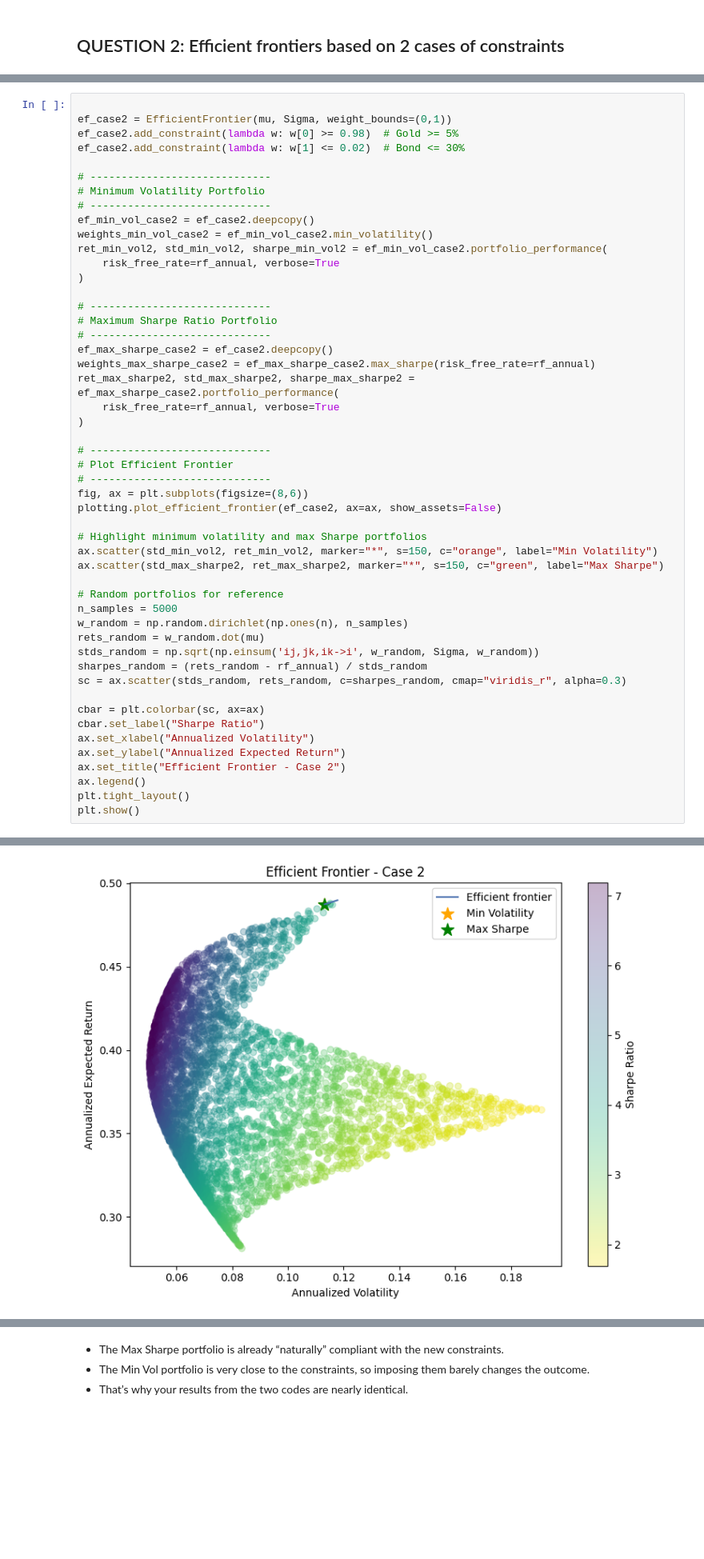
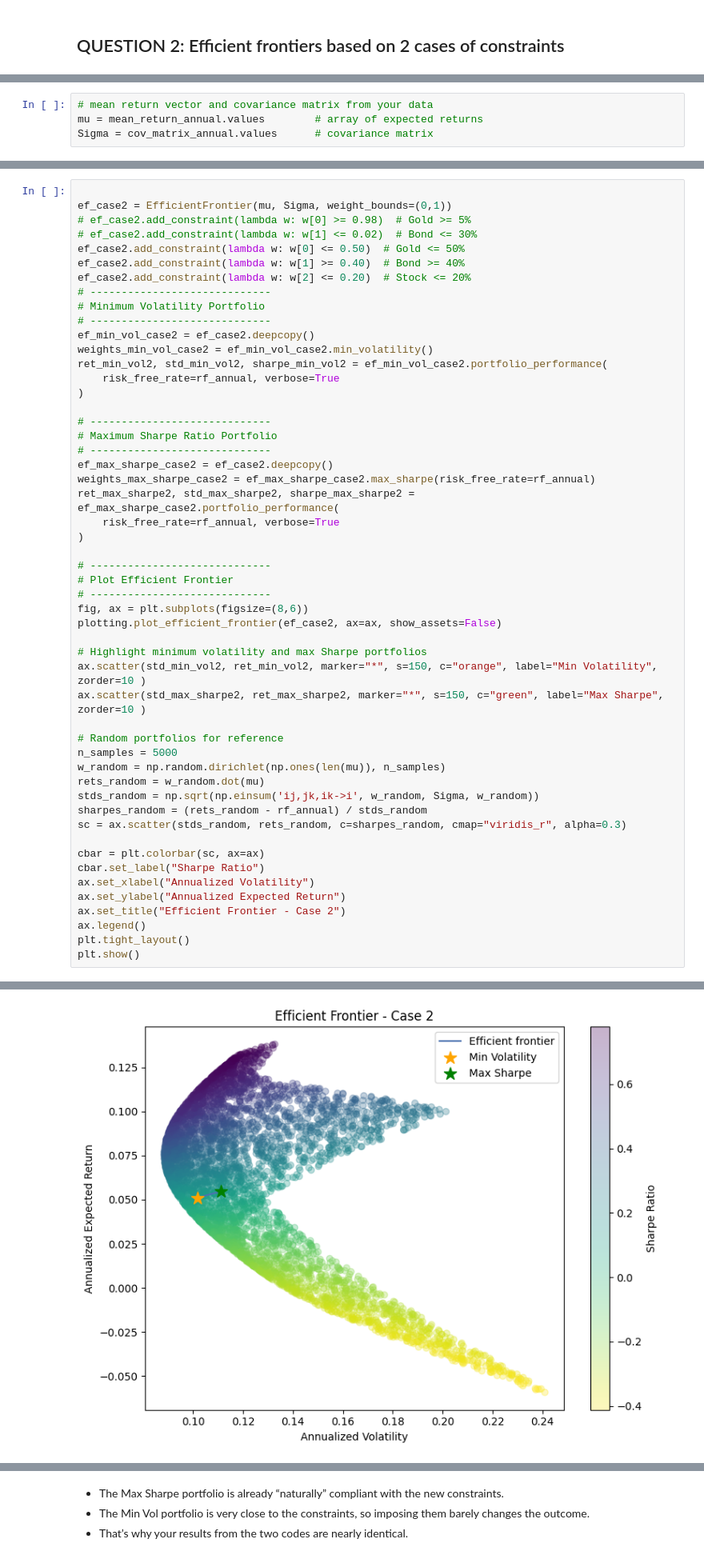
Before and after one commit to nanaaaiya/quanfin_final, a Jupyter notebook: finalfinal.ipynb, the cells around one changed output, grey strips where cells are left out. Shown at 80% size. Saved outputs shown, nothing was run; the diff lists cells and outputs as text; blank space fills up the shorter version.

```diff
--- a/finalfinal.ipynb
+++ b/finalfinal.ipynb
@@ -370,3 +350,7 @@ Sharpe Ratio: 7.18
+# %%
+# mean return vector and covariance matrix from your data
+mu = mean_return_annual.values        # array of expected returns
+Sigma = cov_matrix_annual.values      # covariance matrix
 # %%
 
 ef_case2 = EfficientFrontier(mu, Sigma, weight_bounds=(0,1))
@@ -428,9 +441,11 @@ Sharpe Ratio: 6.84
 # %%
 
 ef_case2 = EfficientFrontier(mu, Sigma, weight_bounds=(0,1))
-ef_case2.add_constraint(lambda w: w[0] >= 0.98)  # Gold >= 5%
-ef_case2.add_constraint(lambda w: w[1] <= 0.02)  # Bond <= 30%
-
+# ef_case2.add_constraint(lambda w: w[0] >= 0.98)  # Gold >= 5%
+# ef_case2.add_constraint(lambda w: w[1] <= 0.02)  # Bond <= 30%
+ef_case2.add_constraint(lambda w: w[0] <= 0.50)  # Gold <= 50%
+ef_case2.add_constraint(lambda w: w[1] >= 0.40)  # Bond >= 40%
+ef_case2.add_constraint(lambda w: w[2] <= 0.20)  # Stock <= 20%
 # -----------------------------
 # Minimum Volatility Portfolio
 # -----------------------------
@@ -456,12 +471,12 @@ fig, ax = plt.subplots(figsize=(8,6))
 plotting.plot_efficient_frontier(ef_case2, ax=ax, show_assets=False)
 
 # Highlight minimum volatility and max Sharpe portfolios
-ax.scatter(std_min_vol2, ret_min_vol2, marker="*", s=150, c="orange", label="Min Volatility")
-ax.scatter(std_max_sharpe2, ret_max_sharpe2, marker="*", s=150, c="green", label="Max Sharpe")
+ax.scatter(std_min_vol2, ret_min_vol2, marker="*", s=150, c="orange", label="Min Volatility", zorder=10 )
+ax.scatter(std_max_sharpe2, ret_max_sharpe2, marker="*", s=150, c="green", label="Max Sharpe", zorder=10 )
 
 # Random portfolios for reference
 n_samples = 5000
-w_random = np.random.dirichlet(np.ones(n), n_samples)
+w_random = np.random.dirichlet(np.ones(len(mu)), n_samples)
 rets_random = w_random.dot(mu)
 stds_random = np.sqrt(np.einsum('ij,jk,ik->i', w_random, Sigma, w_random))
 sharpes_random = (rets_random - rf_annual) / stds_random
@@ -485,4 +500,4 @@ Sharpe Ratio: 3.95
-[figure, old version]
+[figure, new version]
 # %%
 # -----------------------------
 # Case 2
```
Also changed, not shown: parts of 18 cells of this notebook, 3 other files.
